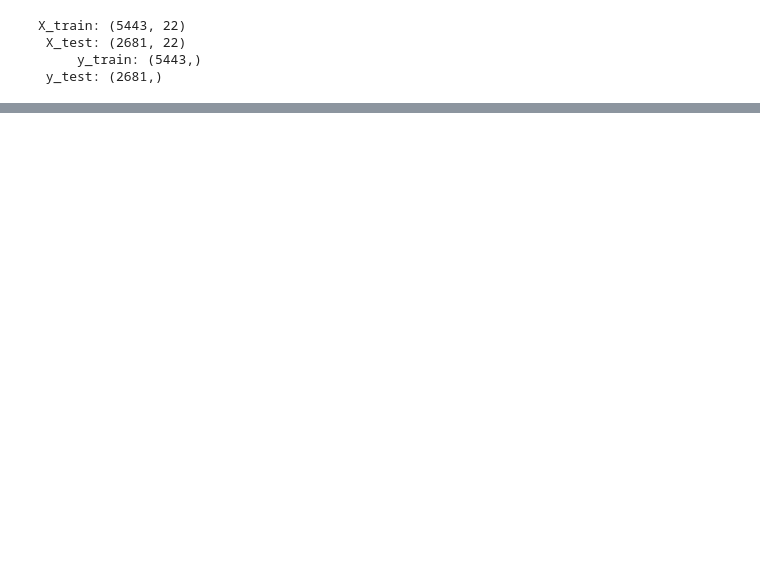
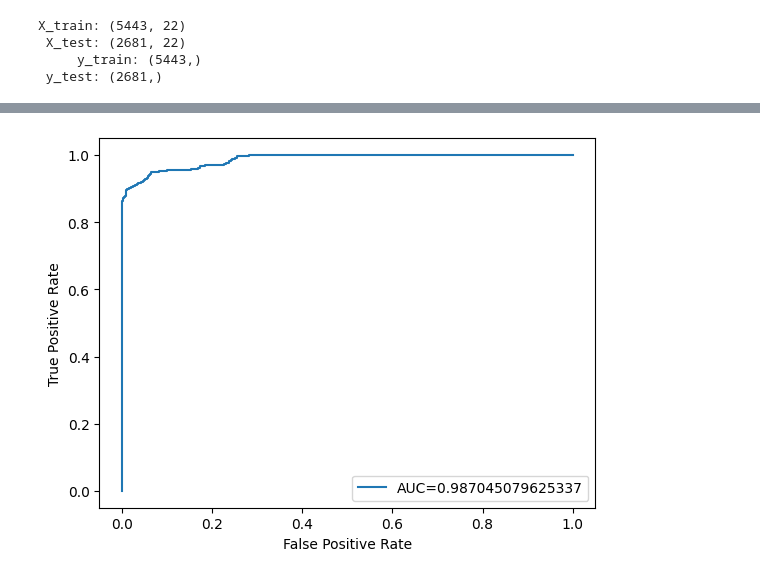
Before and after one commit to noski927/kaggle_mushrooms, a Jupyter notebook: mushrooms_classifier.ipynb, the cells around one changed output, grey strips where cells are left out. Cells and saved outputs as stored; diff of their text form; code cells hidden in the pictures; blank space fills up the shorter version.

Commit message:
add metrics, check bugs

```diff
--- a/mushrooms_classifier.ipynb
+++ b/mushrooms_classifier.ipynb
@@ -15,7 +18,7 @@ def train_test_shape(X_train, X_test, y_train, y_test):
     y_train: {y_train.shape}{nl} y_test: {y_test.shape}")
 # %%
 class Mushrooms():
-  DATA = '/content/mushroom.csv'
+  DATA = './mushroom.csv'
   TARGET = 'class'
 
   def __init__(self) -> None:
@@ -67,10 +70,10 @@ class MushroomsClassif(Mushrooms):
 
   def cv(self, model):
     scores = cross_val_score(model, self.X_train, self.y_train, cv=5)
-    return np.mean(scores)
+    return scores
 
-  def metrics():
-    f1 = f1_score(y_test, clf.predict(X_test))
-    roc_auc = roc_auc_score(y_test ,clf.predict_proba(X_test)[:, 1])
+  def metrics(self, model):
+    f1 = f1_score(self.y_test, model.predict(self.X_test))
+    roc_auc = roc_auc_score(self.y_test, model.predict_proba(self.X_test)[:, 1])
     nl = '\n'
     return f"F1: {f1}{nl} ROC AUC:{roc_auc} "
@@ -107,3 +102,0 @@ AttributeError: ignored
-# %%
-X_train, X_test, y_train, y_test = train_test_split(
-    X, y, test_size=0.33, random_state=42)
@@ -161,0 +103,3 @@ f1_score(y_test, clf.predict(X_test))
+# %%
+model = mc.logcl()
+print(mc.metrics(model=model))
@@ -161,0 +116,13 @@ f1_score(y_test, clf.predict(X_test))
+# %%
+y_pred_proba = model.predict_proba(mc.X_test)[::,1]
+fpr, tpr, _ = roc_curve(mc.y_test,  y_pred_proba)
+auc = roc_auc_score(y_test, y_pred_proba)
+
+#create ROC curve
+plt.plot(fpr,tpr,label="AUC="+str(auc))
+plt.ylabel('True Positive Rate')
+plt.xlabel('False Positive Rate')
+plt.legend(loc=4)
+plt.show()
+# %% [output]
+[figure, added]
```
Also changed, not shown: parts of 12 cells of this notebook, 4 other files.
